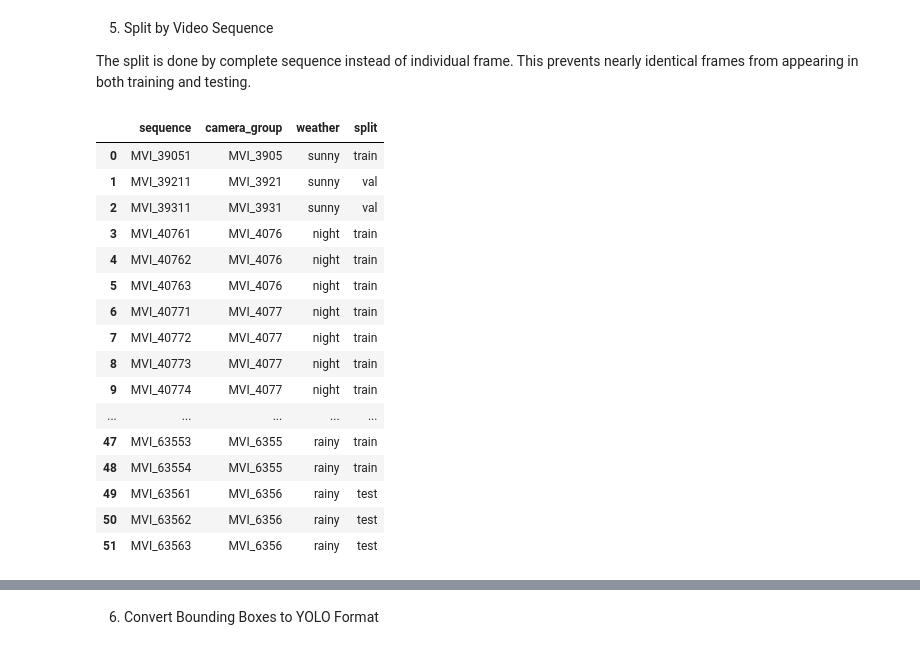
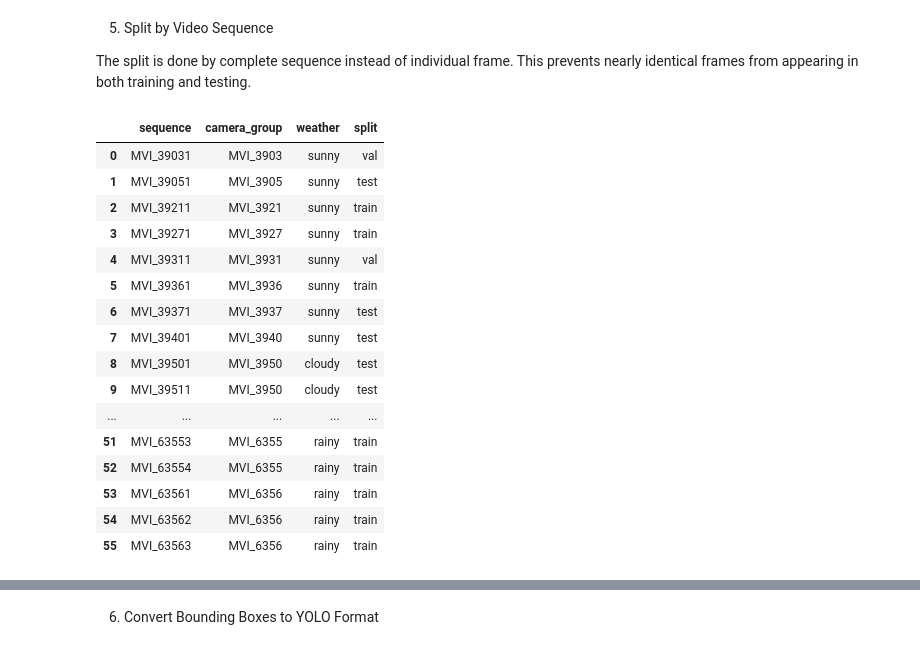
Before and after one commit to rajain08/DATA-255-Traffic-Monitoring, a Jupyter notebook: UA_DETRAC_Data_Preprocessing.ipynb, the cells around one changed output, grey strips where cells are left out. Drawn from its saved outputs; the diff is of its cells as text; code cells hidden in the pictures.

Commit message:
Split changed to 70/15/15, skip labels in ignored regions

```diff
--- a/UA_DETRAC_Data_Preprocessing.ipynb
+++ b/UA_DETRAC_Data_Preprocessing.ipynb
@@ -43,7 +43,7 @@ for folder in [zip_dir, raw_dir, processed_dir, figure_dir]:
     folder.mkdir(parents=True, exist_ok=True)
 
 #Dataset settings
-max_sequences = 52
+max_sequences = 56
 frame_step = 5
 
 #Vehicle classes used by UA-DETRAC
@@ -88,6 +88,18 @@ for folder in (raw_dir / 'DETRAC-Images').glob('MVI_*'):
         image_folders[folder.name] = folder
 
 #Match each sequence with its XML file
+def get_camera_group(sequence_name):
+    prefix = sequence_name[:-1]
+    if prefix in ('MVI_3950', 'MVI_3951'):
+        return 'MVI_3950'
+    if prefix in ('MVI_3980', 'MVI_3981', 'MVI_3982'):
+        return 'MVI_3980'
+    if prefix in ('MVI_4073', 'MVI_4075'):
+        return 'MVI_4075'
+    if prefix in ('MVI_4106', 'MVI_4107'):
+        return 'MVI_4106'
+    return prefix
+
 sequence_data = []
 
 for xml_file in xml_files:
@@ -102,7 +114,7 @@ for xml_file in xml_files:
 
         sequence_data.append({
             'sequence': sequence_name,
-            'camera_group': sequence_name[:-1],
+            'camera_group': get_camera_group(sequence_name),
             'image_folder': image_folders[sequence_name],
             'xml_file': xml_file,
             'weather': weather,
@@ -132,63 +144,77 @@ Matched sequences: 100
 
 The split is done by complete sequence instead of individual frame. This prevents nearly identical frames from appearing in both training and testing.
 # %%
-#Group sequences by camera site (first 4 digits of MVI ID) so neighboring sequences stay in the same split
+#Group sequences by camera site so neighboring sequences stay in the same split
 camera_groups = (
     sequence_df.groupby(['camera_group', 'weather'], as_index=False)
-    .agg(seq_count=('sequence', 'count'))
-    .sample(frac=1, random_state=42)
-    .sort_values('seq_count', ascending=False, kind='mergesort')
-    .reset_index(drop=True)
+    .agg(seq_count=('sequence', 'count'), frames=('frames', 'sum'))
 )
+camera_groups['avg_frames'] = camera_groups['frames'] / camera_groups['seq_count']
 
-#Stratify by weather so each weather condition has 8 train, 2 val, and 3 test sequences (52 total)
+#Stratify by weather (9 train, 2 val, 3 test per weather) and balance sequence lengths for a 70/15/15 frame split
 per_weather = max_sequences // sequence_df['weather'].nunique() if max_sequences is not None else None
 test_target = 3
 val_target = 2
 train_target = (per_weather - test_target - val_target) if per_weather is not None else 999
 
 split_dict = {}
 selected_cameras = []
 
 for weather, weather_cameras in camera_groups.groupby('weather'):
-    train_count = val_count = test_count = 0
+    used_cameras = set()
+    non_overpass = weather_cameras[~weather_cameras['camera_group'].str.startswith('MVI_200')]
 
-    for cam in weather_cameras.itertuples():
+    test_candidates = non_overpass.iloc[(non_overpass['avg_frames'] - 700).abs().argsort()]
+    test_count = 0
+    for cam in test_candidates.itertuples():
+        if test_count + cam.seq_count <= test_target:
+            split_dict[cam.camera_group] = 'test'
+            test_count += cam.seq_count
+            used_cameras.add(cam.camera_group)
+            selected_cameras.append(cam.camera_group)
+
+    val_candidates = non_overpass[~non_overpass['camera_group'].isin(used_cameras)]
+    val_candidates = val_candidates.iloc[(val_candidates['avg_frames'] - 1500).abs().argsort()]
+    val_count = 0
+    for cam in val_candidates.itertuples():
+        if val_count + cam.seq_count <= val_target:
+            split_dict[cam.camera_group] = 'val'
+            val_count += cam.seq_count
+            used_cameras.add(cam.camera_group)
+            selected_cameras.append(cam.camera_group)
+
+    train_candidates = weather_cameras[~weather_cameras['camera_group'].isin(used_cameras)].sort_values(
+        ['avg_frames', 'seq_count'], ascending=[False, False]
+    )
+    train_count = 0
+    for cam in train_candidates.itertuples():
         if train_count + cam.seq_count <= train_target:
             split_dict[cam.camera_group] = 'train'
             train_count += cam.seq_count
-            selected_cameras.append(cam.camera_group)
-        elif test_count + cam.seq_count <= test_target:
-            split_dict[cam.camera_group] = 'test'
-            test_count += cam.seq_count
-            selected_cameras.append(cam.camera_group)
-        elif val_count + cam.seq_count <= val_target:
-            split_dict[cam.camera_group] = 'val'
-            val_count += cam.seq_count
             selected_cameras.append(cam.camera_group)
 
 sequence_df = sequence_df[sequence_df['camera_group'].isin(selected_cameras)].copy().reset_index(drop=True)
 sequence_df['split'] = sequence_df['camera_group'].map(split_dict)
 
 display(sequence_df[['sequence', 'camera_group', 'weather', 'split']])
 print(sequence_df['split'].value_counts())
 display(pd.crosstab(sequence_df['weather'], sequence_df['split'], margins=True))
 # %% [output]
 |  | sequence | camera_group | weather | split |
-| 0 | MVI_39051 | MVI_3905 | sunny | train |
-| 1 | MVI_39211 | MVI_3921 | sunny | val |
-| 2 | MVI_39311 | MVI_3931 | sunny | val |
-| 3 | MVI_40761 | MVI_4076 | night | train |
-| 4 | MVI_40762 | MVI_4076 | night | train |
-| 5 | MVI_40763 | MVI_4076 | night | train |
-| 6 | MVI_40771 | MVI_4077 | night | train |
-| 7 | MVI_40772 | MVI_4077 | night | train |
-| 8 | MVI_40773 | MVI_4077 | night | train |
-| 9 | MVI_40774 | MVI_4077 | night | train |
+| 0 | MVI_39031 | MVI_3903 | sunny | val |
+| 1 | MVI_39051 | MVI_3905 | sunny | test |
+| 2 | MVI_39211 | MVI_3921 | sunny | train |
+| 3 | MVI_39271 | MVI_3927 | sunny | train |
+| 4 | MVI_39311 | MVI_3931 | sunny | val |
+| 5 | MVI_39361 | MVI_3936 | sunny | train |
+| 6 | MVI_39371 | MVI_3937 | sunny | test |
+| 7 | MVI_39401 | MVI_3940 | sunny | test |
+| 8 | MVI_39501 | MVI_3950 | cloudy | test |
+| 9 | MVI_39511 | MVI_3950 | cloudy | test |
 | ... | ... | ... | ... | ... |
-| 47 | MVI_63553 | MVI_6355 | rainy | train |
-| 48 | MVI_63554 | MVI_6355 | rainy | train |
-| 49 | MVI_63561 | MVI_6356 | rainy | test |
-| 50 | MVI_63562 | MVI_6356 | rainy | test |
-| 51 | MVI_63563 | MVI_6356 | rainy | test |
+| 51 | MVI_63553 | MVI_6355 | rainy | train |
+| 52 | MVI_63554 | MVI_6355 | rainy | train |
+| 53 | MVI_63561 | MVI_6356 | rainy | train |
+| 54 | MVI_63562 | MVI_6356 | rainy | train |
+| 55 | MVI_63563 | MVI_6356 | rainy | train |
 split
```
Also changed, not shown: parts of 7 cells of this notebook, 5 other files.
